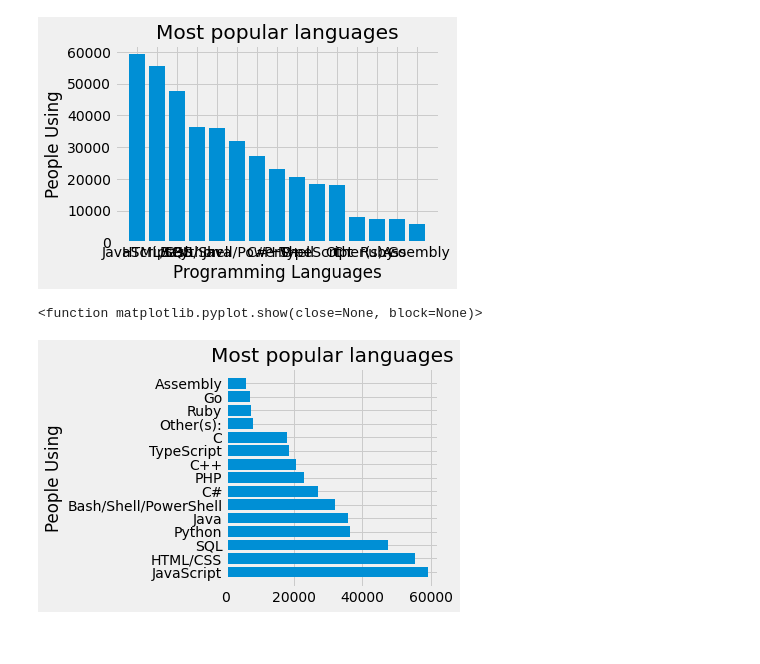
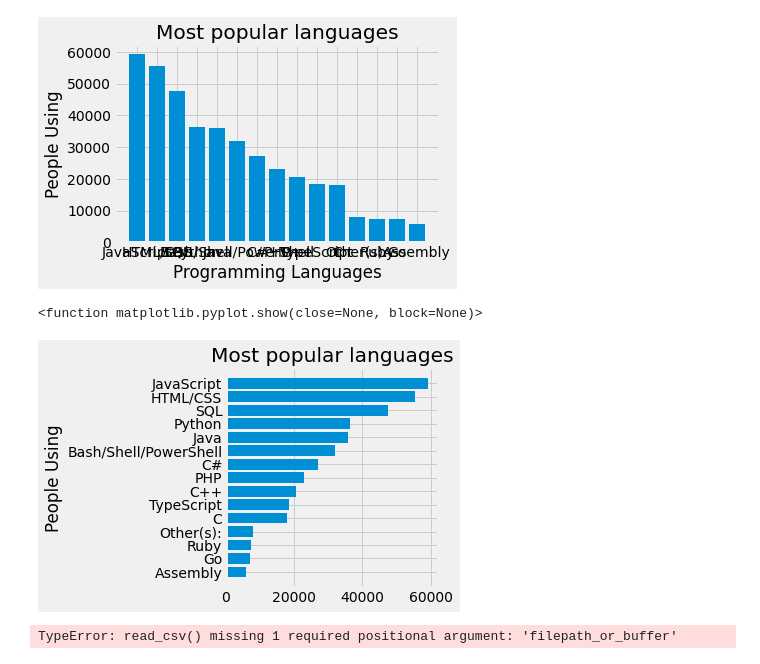
Before and after one commit to VivanVatsa/matplotlib-castle_datascience_project, a Jupyter notebook: bar-charts/bar-chart.ipynb, the cells around one changed output. Drawn from its saved outputs; the diff is of its cells as text; code cells hidden in the pictures.

```diff
--- a/bar-charts/bar-chart.ipynb
+++ b/bar-charts/bar-chart.ipynb
@@ -300,6 +298,8 @@ plt.show
 <function matplotlib.pyplot.show(close=None, block=None)>
 [figure]
 # %%
+# adding the barh method to invert the x - axis & y axis
+
 plt.style.use("fivethirtyeight")
 
 # using csv module available in library (no pandas)
@@ -309,32 +309,82 @@ with open('data.csv') as csv_file:
     language_counter = Counter()
 
     for row in csv_reader:
         language_counter.update(row['LanguagesWorkedWith'].split(';'))
 
 languages = []
 popularity = []
 
 for item in language_counter.most_common(15):
     languages.append(item[0])
     popularity.append(item[1])
 
+languages.reverse()
+popularity.reverse()
+
 
 plt.barh(languages, popularity)
 
 plt.title("Most popular languages")
 # plt.xlabel("Programming Languages")
 plt.ylabel("People Using")
 
 plt.tight_layout()
 
 plt.show
-# print(languages)
+# print(languages)f
 # print(popularity)
 
 # print(language_counter.most_common(15))
 # most common method returned a list
     # row = next(csv_reader)
     # print(row['LanguagesWorkedWith'].split(';'))
 # %% [output]
 <function matplotlib.pyplot.show(close=None, block=None)>
-[figure, old version]
+[figure, new version]
+# %%
+#  reading through pandas
+import pandas as pd
+
+plt.style.use("fivethirtyeight")
+
+# using csv module available in library (no pandas)
+# with open('data.csv') as csv_file:
+#     csv_reader = csv.DictReader(csv_file)
+data = pd.read_csv('data.csv')
+ids = data['Responder_id']
+lang_responses = data['LanguagesWorkedWith']
+
+language_counter = Counter()
+
+for row in csv_reader:
+    language_counter.update(row['LanguagesWorkedWith'].split(';'))
+
+languages = []
+popularity = []
+
+for item in language_counter.most_common(15):
+    languages.append(item[0])
+    popularity.append(item[1])
+
+languages.reverse()
+popularity.reverse()
+
+
+plt.barh(languages, popularity)
+
+plt.title("Most popular languages")
+# plt.xlabel("Programming Languages")
+plt.ylabel("People Using")
+
+plt.tight_layout()
+
+plt.show
+# print(languages)f
+# print(popularity)
+
+# print(language_counter.most_common(15))
+# most common method returned a list
+    # row = next(csv_reader)
+    # print(row['LanguagesWorkedWith'].split(';'))
+# %% [output]
+TypeError: read_csv() missing 1 required positional argument: 'filepath_or_buffer'
```
Also changed, not shown: parts of 1 cell of this notebook.
